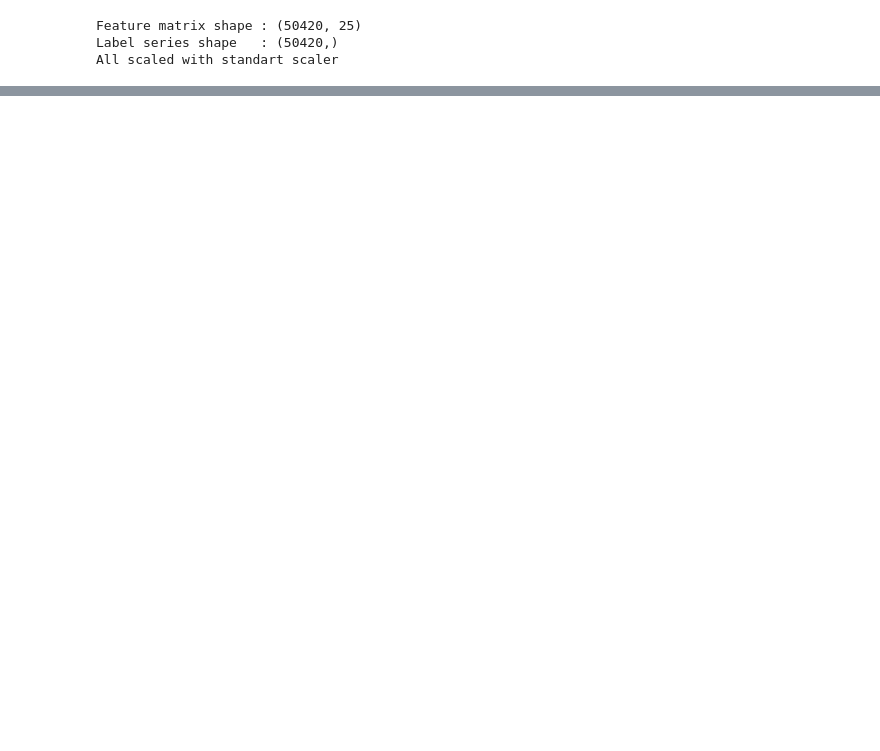
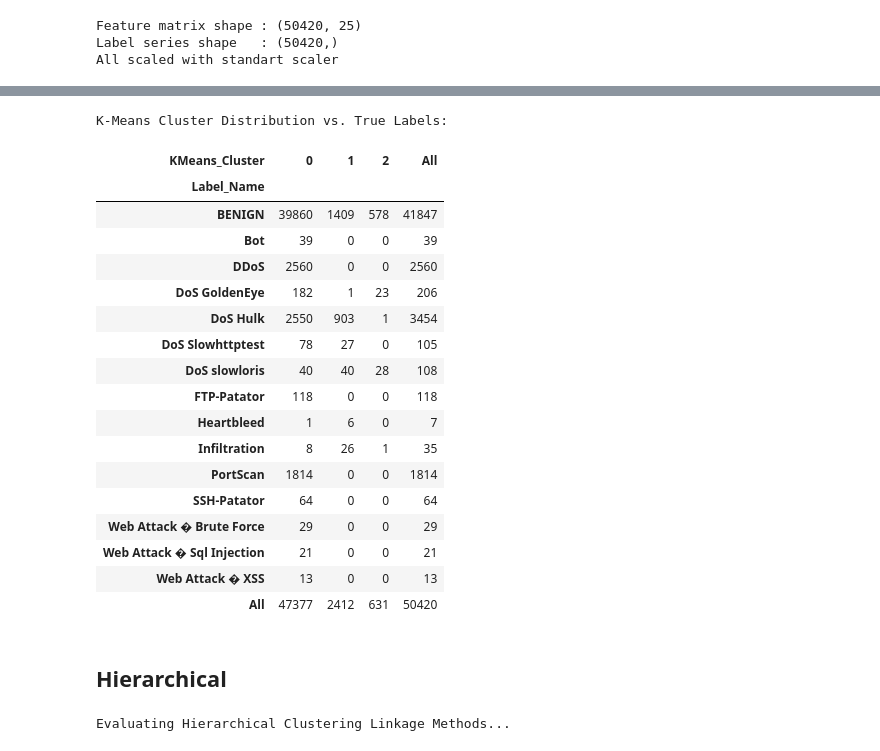
Before and after one commit to GiannisKotsalos/NetworkIntrusion-DataMining-MLProject, a Jupyter notebook: notebooks/clustering.ipynb, the cells around one changed output, grey strips where cells are left out. Cells and saved outputs as stored; diff of their text form; code cells hidden in the pictures; blank space fills up the shorter version.

```diff
--- a/notebooks/clustering.ipynb
+++ b/notebooks/clustering.ipynb
@@ -109,0 +151,70 @@ k=10 | Inertia:     564408.3 | Silhouette: 0.4640 | Davies-Bouldin: 1.0100
+# %%
+# Create a table comparing the true label names to the K-Means clusters
+kmeans_analysis = pd.crosstab(
+    index=df['Label_Name'],
+    columns=df['KMeans_Cluster'],
+    margins=True
+)
+
+print("K-Means Cluster Distribution vs. True Labels:")
+display(kmeans_analysis)
+# %% [output]
+K-Means Cluster Distribution vs. True Labels:
+| KMeans_Cluster | 0 | 1 | 2 | All |
+| Label_Name |  |  |  |  |
+| BENIGN | 39860 | 1409 | 578 | 41847 |
+| Bot | 39 | 0 | 0 | 39 |
+| DDoS | 2560 | 0 | 0 | 2560 |
+| DoS GoldenEye | 182 | 1 | 23 | 206 |
+| DoS Hulk | 2550 | 903 | 1 | 3454 |
+| DoS Slowhttptest | 78 | 27 | 0 | 105 |
+| DoS slowloris | 40 | 40 | 28 | 108 |
+| FTP-Patator | 118 | 0 | 0 | 118 |
+| Heartbleed | 1 | 6 | 0 | 7 |
+| Infiltration | 8 | 26 | 1 | 35 |
+| PortScan | 1814 | 0 | 0 | 1814 |
+| SSH-Patator | 64 | 0 | 0 | 64 |
+| Web Attack � Brute Force | 29 | 0 | 0 | 29 |
+| Web Attack � Sql Injection | 21 | 0 | 0 | 21 |
+| Web Attack � XSS | 13 | 0 | 0 | 13 |
+| All | 47377 | 2412 | 631 | 50420 |
+# %% [markdown]
+## Hierarchical
+# %%
+from sklearn.cluster import AgglomerativeClustering
+from sklearn.metrics import silhouette_score, davies_bouldin_score
+import time
+
+# The assignment requires testing different linkage criteria
+linkage_methods = ['ward', 'complete', 'average', 'single']
+
+# We use n_clusters=3 to match the optimal grouping we found in K-Means
+best_linkage = ''
+best_score = -1
+
+print("Evaluating Hierarchical Clustering Linkage Methods...")
+for linkage in linkage_methods:
+    start_time = time.time()
+
+    # Build the model
+    hc = AgglomerativeClustering(n_clusters=3, linkage=linkage)
+
+    # Fit the model and get cluster assignments
+    labels = hc.fit_predict(X_scaled)
+
+    # Calculate the required evaluation metrics
+    sil_score = silhouette_score(X_scaled, labels)
+    db_score = davies_bouldin_score(X_scaled, labels)
+
+    time_taken = time.time() - start_time
+
+    print(f"Linkage: {linkage:10s} | Silhouette: {sil_score:.4f} | Davies-Bouldin: {db_score:.4f} | Time: {time_taken:.1f}s")
+
+    # Track the best method based on the highest Silhouette score
+    if sil_score > best_score:
+        best_score = sil_score
+        best_linkage = linkage
+
+print(f"\nWinner: '{best_linkage}' linkage with a Silhouette Score of {best_score:.4f}")
+# %% [output]
+Evaluating Hierarchical Clustering Linkage Methods...
```
Also changed, not shown: parts of 6 cells of this notebook, 1 other file.
